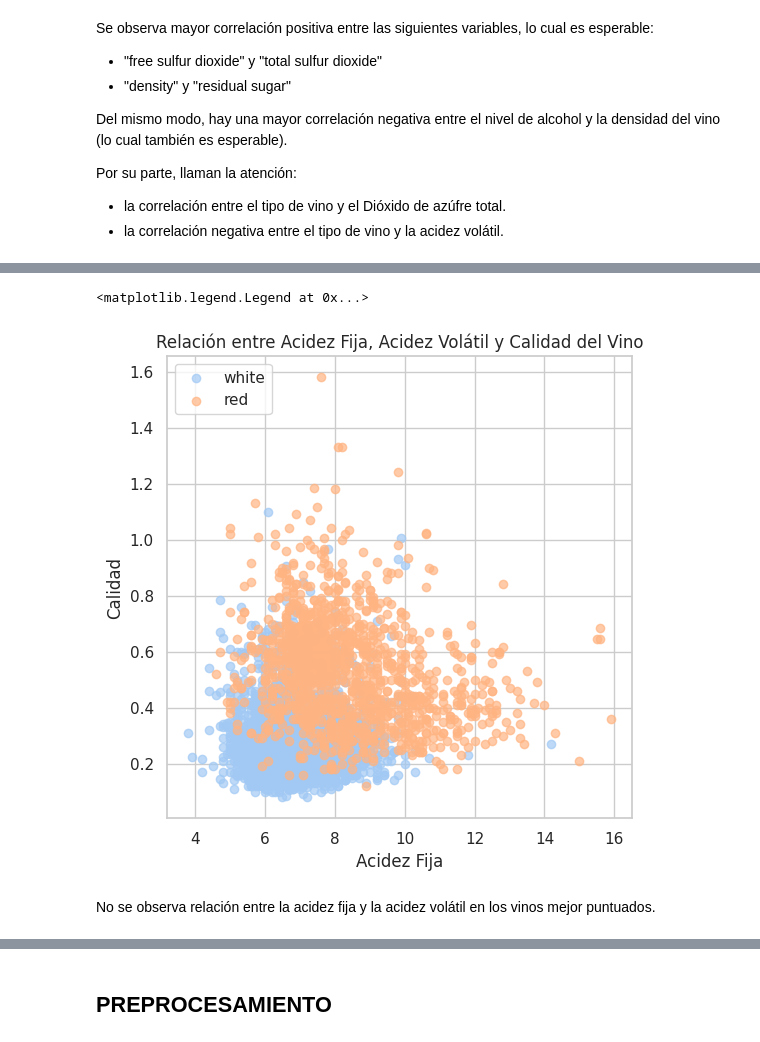
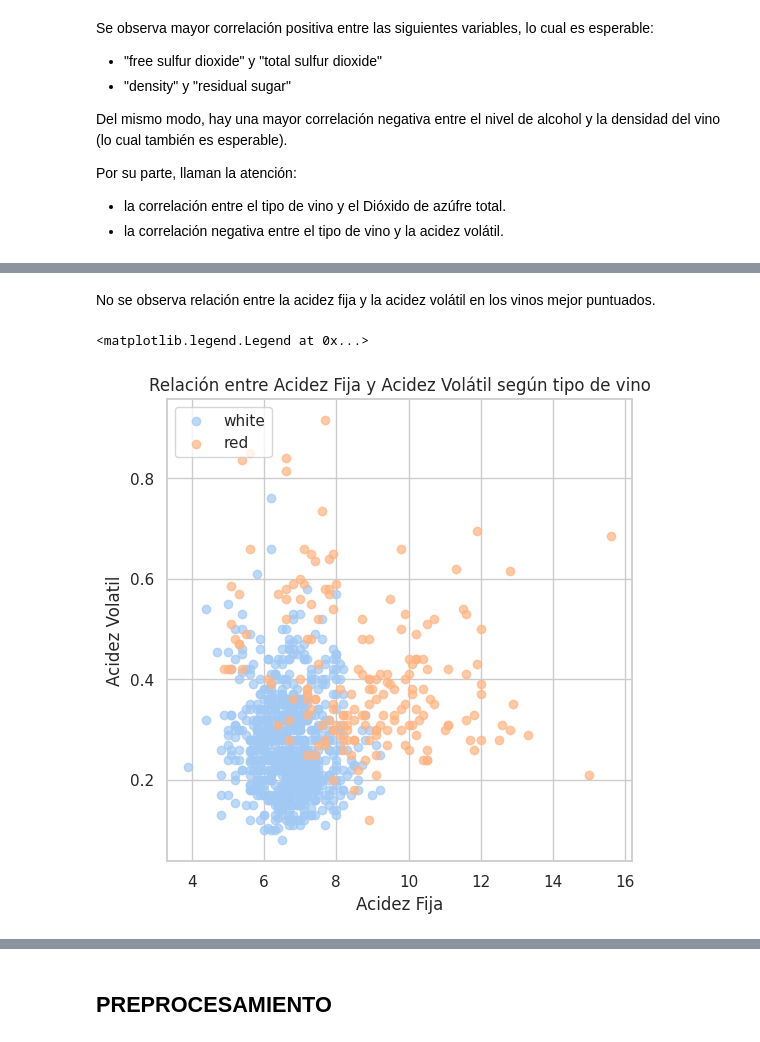
Before and after one commit to eugeinga/CODER-DataScienceI, a Jupyter notebook: ProyectoDS_ParteII_INGARAMO.ipynb, the cells around one changed output, grey strips where cells are left out. Cells and saved outputs as stored; diff of their text form; code cells hidden in the pictures.

```diff
--- a/ProyectoDS_ParteII_INGARAMO.ipynb
+++ b/ProyectoDS_ParteII_INGARAMO.ipynb
@@ -540,17 +548,17 @@ plt.show()
-# %%
-# Se relacionan la acidez fija y la acidez volatil con la calidad del vino
-
-fig, ax = plt.subplots(figsize=(6, 6))
-
-df_high_quality = df[df['quality'] > 6]
-ax.scatter(df[df['type']=='white']['fixed acidity'], df[df['type']=='white']['volatile acidity'], alpha=0.7)
-ax.scatter(df[df['type']=='red']['fixed acidity'], df[df['type']=='red']['volatile acidity'], alpha=0.7)
-ax.set_title('Relación entre Acidez Fija y Acidez Volátil según tipo de vino')
-ax.set_xlabel('Acidez Fija')
-ax.set_ylabel('Calidad')
-ax.legend(['white', 'red'], loc='upper left')
-# %% [output]
-<matplotlib.legend.Legend at 0x...>
-[figure, removed]
 # %% [markdown]
 No se observa relación entre la acidez fija y la acidez volátil en los vinos mejor puntuados.
+# %%
+# Se relacionan la acidez fija y la acidez volatil por tipo de vino
+
+fig, ax = plt.subplots(figsize=(6, 6))
+
+df_high_quality = df[df['quality'] > 6]
+ax.scatter(df_high_quality[df_high_quality['type']=='white']['fixed acidity'], df_high_quality[df_high_quality['type']=='white']['volatile acidity'], alpha=0.7)
+ax.scatter(df_high_quality[df_high_quality['type']=='red']['fixed acidity'], df_high_quality[df_high_quality['type']=='red']['volatile acidity'], alpha=0.7)
+ax.set_title('Relación entre Acidez Fija y Acidez Volátil según tipo de vino')
+ax.set_xlabel('Acidez Fija')
+ax.set_ylabel('Acidez Volatil')
+ax.legend(['white', 'red'], loc='upper left')
+# %% [output]
+<matplotlib.legend.Legend at 0x...>
+[figure, added]
```
Also changed, not shown: parts of 16 cells of this notebook.
